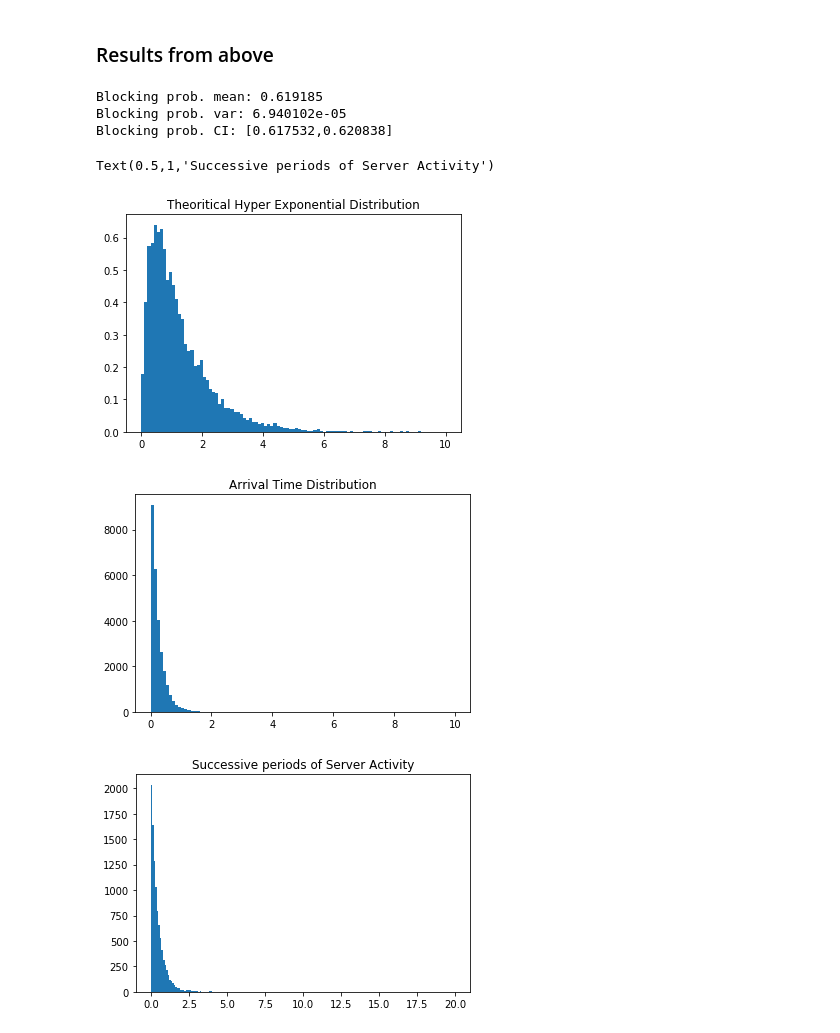
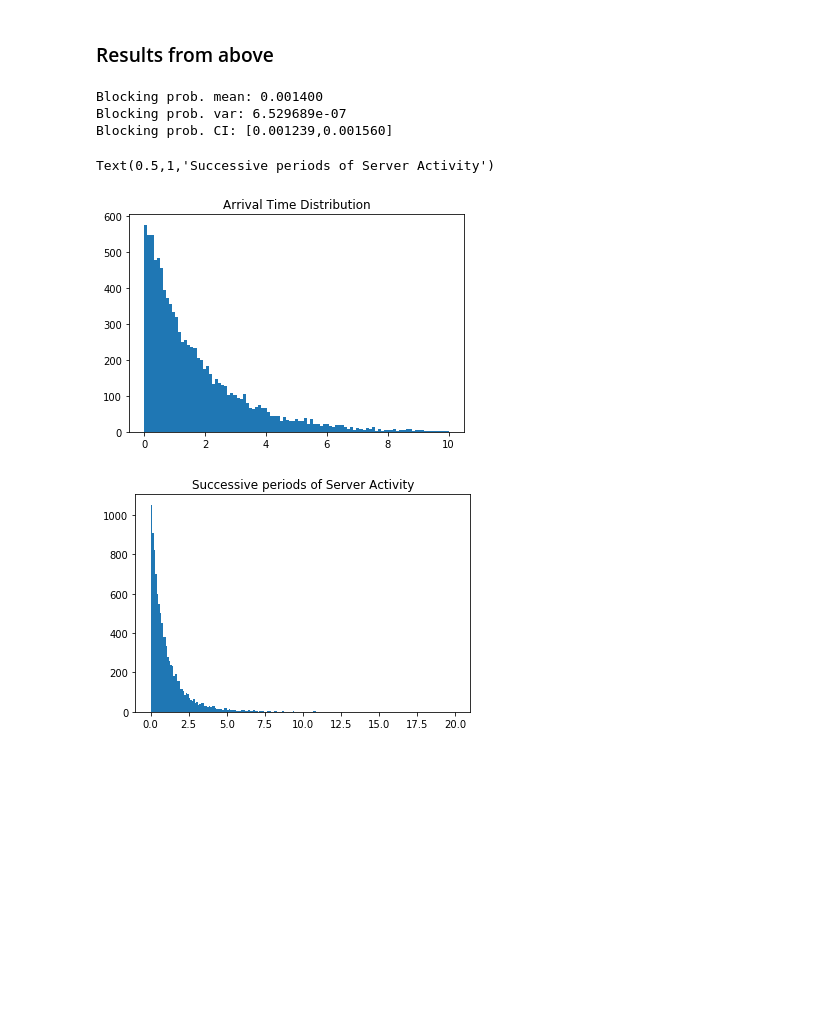
Before and after one commit to mhattingpete/02443_Stochastic_Simulation_Project, a Jupyter notebook: IPP_simulation_superpositions_no_queue.ipynb, the cells around one changed output. Cells and saved outputs as stored; diff of their text form; code cells hidden in the pictures; blank space fills up the shorter version.

```diff
--- a/IPP_simulation_superpositions_no_queue.ipynb
+++ b/IPP_simulation_superpositions_no_queue.ipynb
@@ -13,11 +13,11 @@ from Simulation import Simulation
 # %% [markdown]
 ### Run the simulator with an interrupted poisson process
 # %%
-num_servers = 15
+num_servers = 20
 service_mean = 6
 w1 = 8
 w2 = 8
-lmbda = 4
+lmbda = 0.5
 superpositions = 3
 queue_size = 0
 
@@ -54,31 +54,27 @@ Run 100 out of 100
 # %%
 print("\nBlocking prob. mean: {0:.6f}".format(blocks.mean()))
 print("Blocking prob. var: {0:e}".format(blocks.var(ddof=1)))
 n = blocks.shape[0]
 inner = (blocks.std(ddof=1)/np.sqrt(n))
 alpha = 0.05
 CI = [blocks.mean()+inner*sts.t.ppf(alpha/2,df=n-1),blocks.mean()+inner*sts.t.ppf(1-(alpha/2),df=n-1)]
 print("Blocking prob. CI: [{0:.6f},{1:.6f}]".format(*CI))
 
 probs= -1/2*np.log(np.random.rand(10000))/2
 probs = probs-1/2*np.log(np.random.rand(10000))*2
 
 plt.figure()
-plt.hist(probs,bins=np.linspace(0,10,100),density=True)
-plt.title('Theoritical Hyper Exponential Distribution')
-plt.figure()
 plt.hist(s.arrivalTimes,bins=np.linspace(0,10,100))
 plt.title('Arrival Time Distribution')
 
 serviceActivityTimes = np.array(s.serviceActivityTimes)
 plt.figure()
 plt.hist(serviceActivityTimes,bins=np.linspace(0,20,200))
 plt.title('Successive periods of Server Activity')
 # %% [output]
-Blocking prob. mean: 0.619185
-Blocking prob. var: 6.940102e-05
-Blocking prob. CI: [0.617532,0.620838]
+Blocking prob. mean: 0.001400
+Blocking prob. var: 6.529689e-07
+Blocking prob. CI: [0.001239,0.001560]
 Text(0.5,1,'Successive periods of Server Activity')
-[figure, old version]
+[figure, new version]
-[figure, old version]
+[figure, new version]
-[figure, removed]
```
Also changed, not shown: 1 other file.
